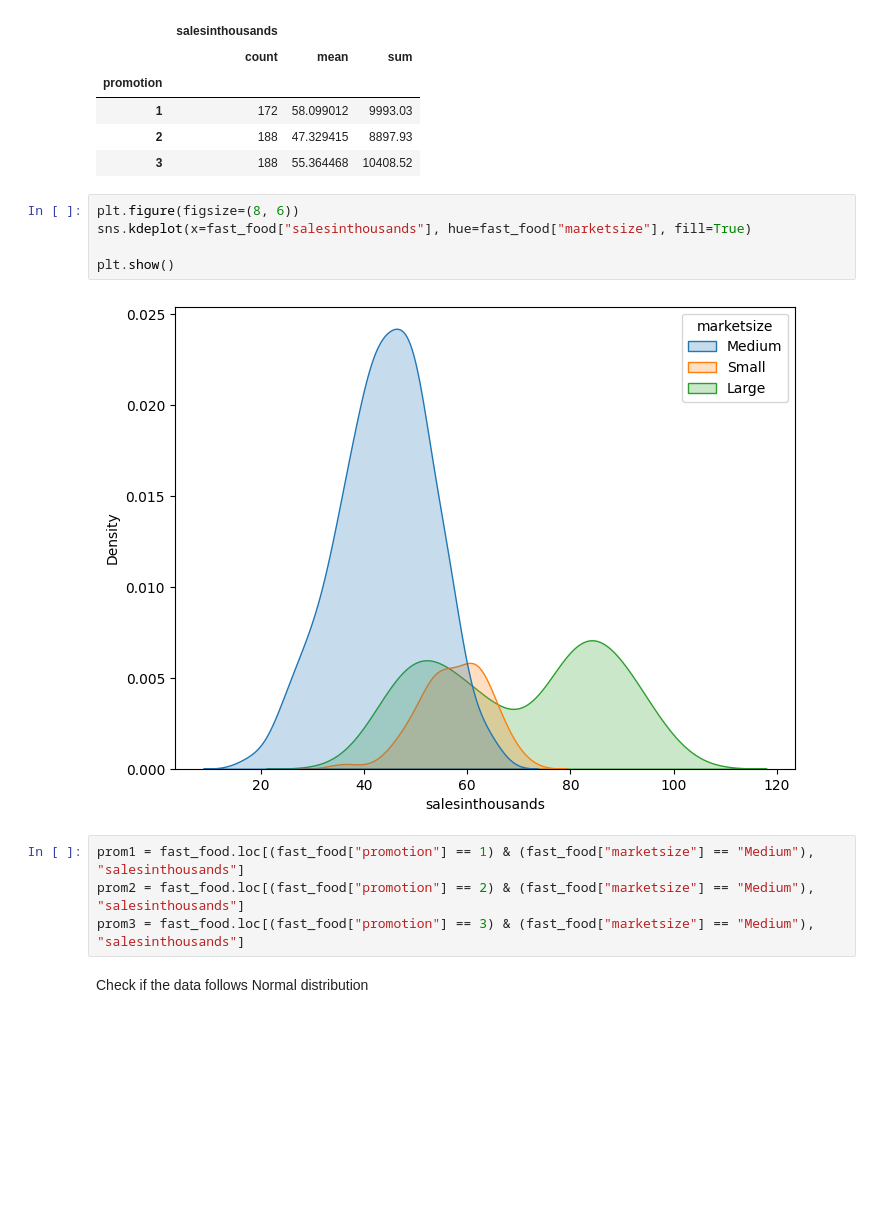
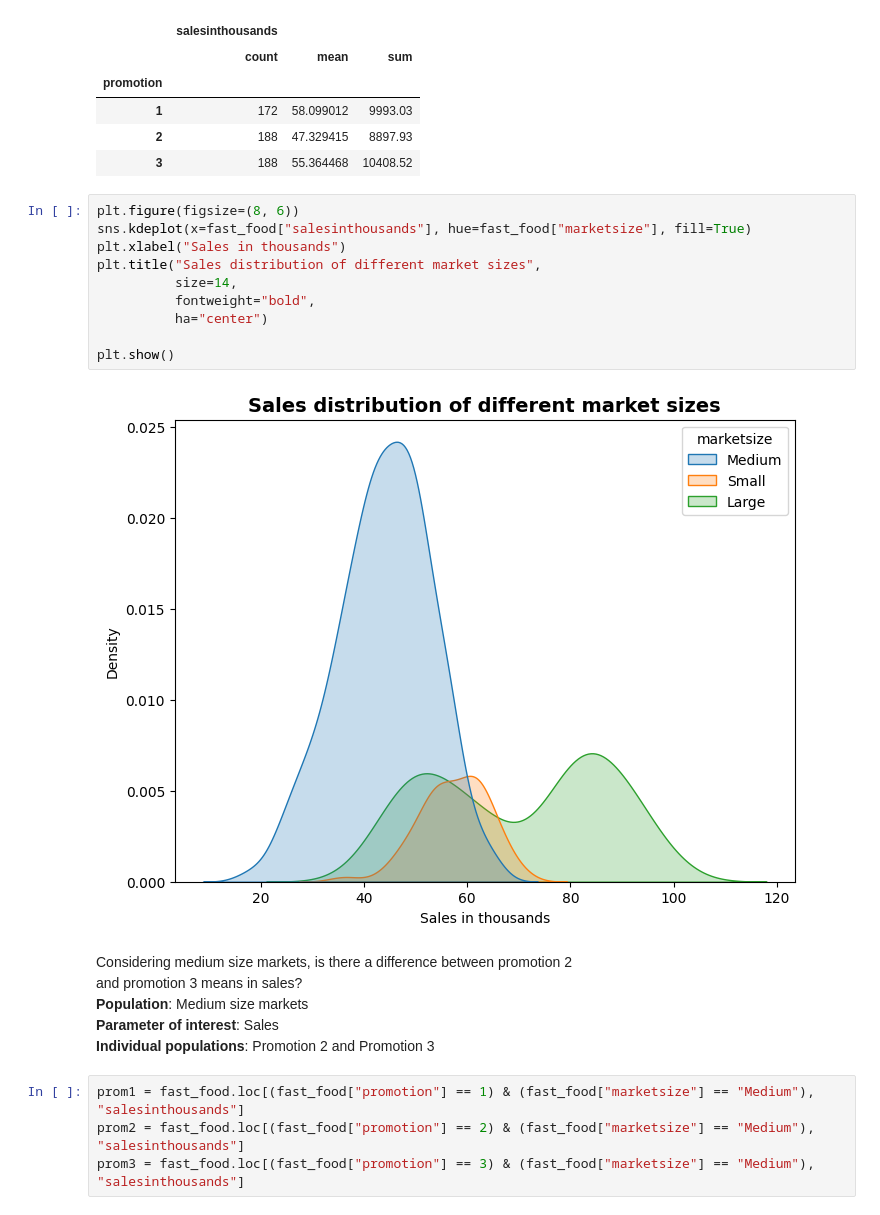
Before and after one commit to ShariYo/Modul2_Sprint2, a Jupyter notebook: project/fast_food.ipynb, the cells around one changed output. Cells and saved outputs as stored; diff of their text form; blank space fills up the shorter version.

```diff
--- a/project/fast_food.ipynb
+++ b/project/fast_food.ipynb
@@ -102,13 +100,22 @@ grouped_fast_food
 # %%
 plt.figure(figsize=(8, 6))
 sns.kdeplot(x=fast_food["salesinthousands"], hue=fast_food["marketsize"], fill=True)
+plt.xlabel("Sales in thousands")
+plt.title("Sales distribution of different market sizes",
+          size=14,
+          fontweight="bold",
+          ha="center")
 
 plt.show()
 # %% [output]
-[figure, old version]
+[figure, new version]
+# %% [markdown]
+Considering medium size markets, is there a difference between promotion 2
+and promotion 3 means in sales?
+**Population**: Medium size markets
+**Parameter of interest**: Sales
+**Individual populations**: Promotion 2 and Promotion 3
 # %%
 prom1 = fast_food.loc[(fast_food["promotion"] == 1) & (fast_food["marketsize"] == "Medium"), "salesinthousands"]
 prom2 = fast_food.loc[(fast_food["promotion"] == 2) & (fast_food["marketsize"] == "Medium"), "salesinthousands"]
 prom3 = fast_food.loc[(fast_food["promotion"] == 3) & (fast_food["marketsize"] == "Medium"), "salesinthousands"]
-# %% [markdown]
-Check if the data follows Normal distribution
```
Also changed, not shown: parts of 11 cells of this notebook.
